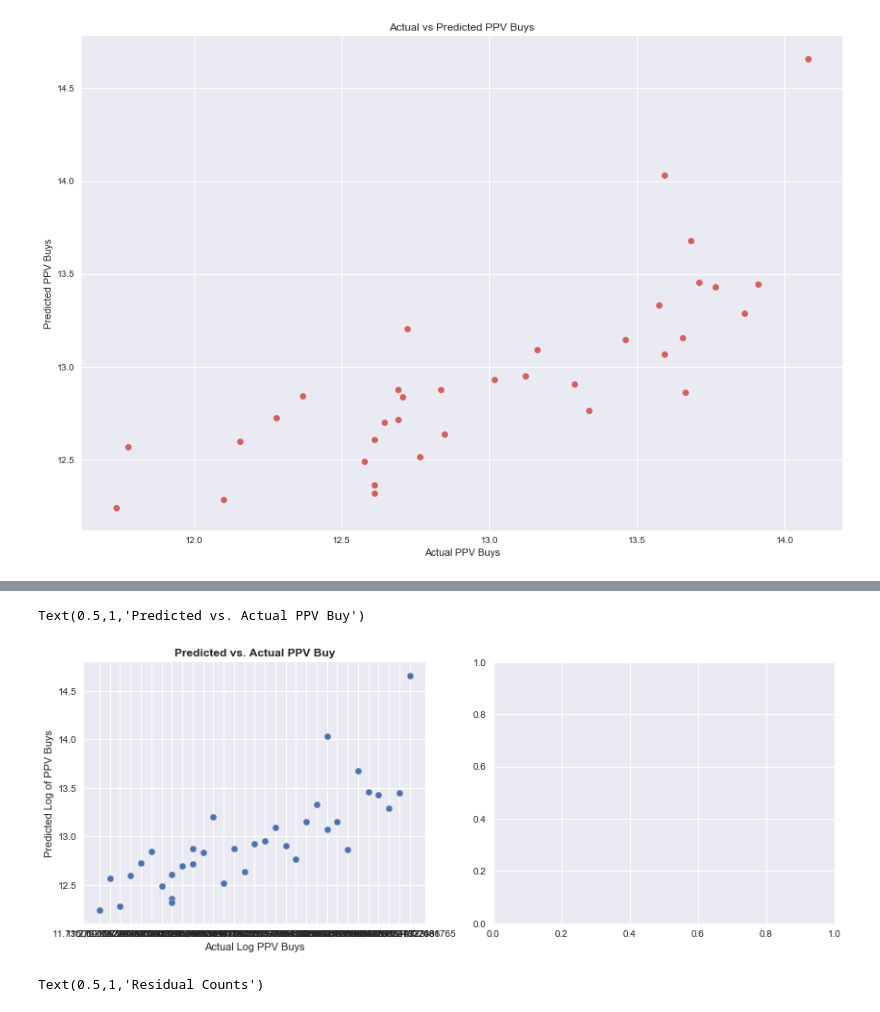
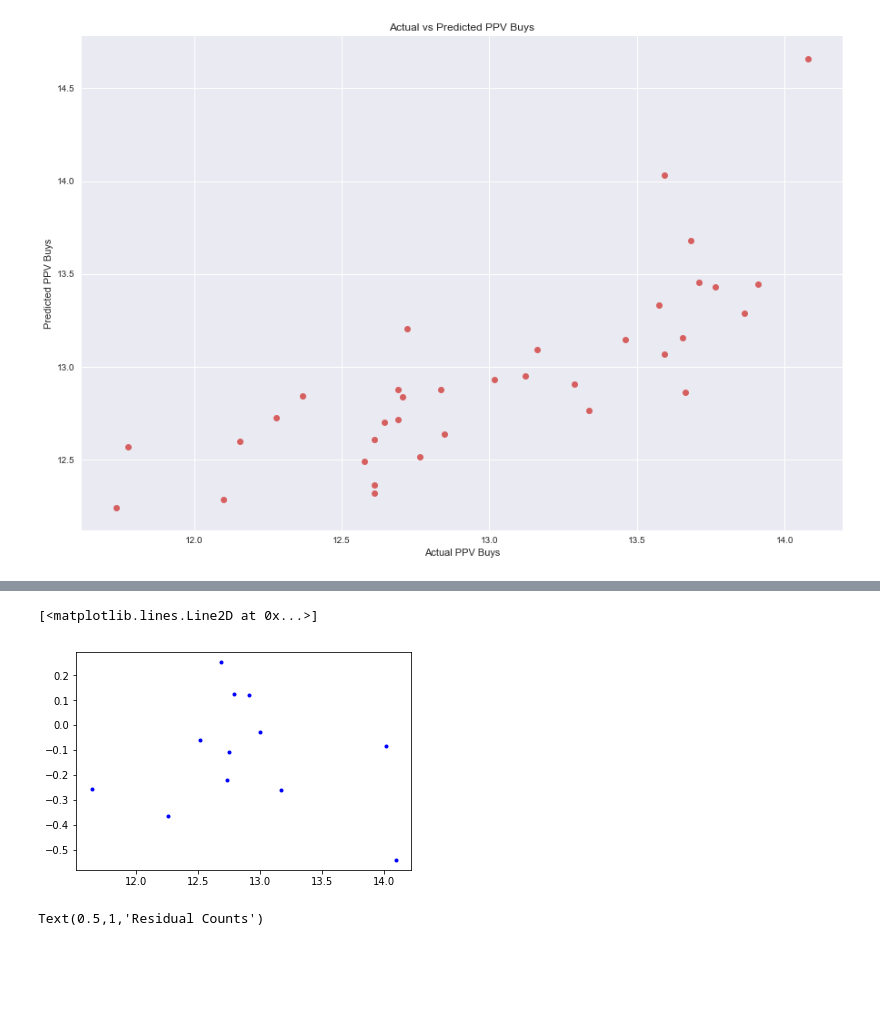
Before and after one commit to jphan88/Phan_Metis, a Jupyter notebook: Project 2/Linear Regression Analysis.ipynb, the cells around one changed output, grey strips where cells are left out. Saved outputs shown, nothing was run; the diff lists cells and outputs as text; code cells hidden in the pictures; blank space fills up the shorter version.

```diff
--- a/Project 2/Linear Regression Analysis.ipynb
+++ b/Project 2/Linear Regression Analysis.ipynb
@@ -433,20 +458,11 @@ Text(0.5,1,'Residuals over Time')
-# %%
-y_predict = model2.predict(X_test)
-data_r['residuals'] = y_test-y_predict
-
-fig, ax = plt.subplots(nrows=1,ncols=2,figsize=(14,5))
-ax[0].scatter(y_test, y_predict, edgecolors=(1, 1, 1))
-ax[0].set_xlabel('Actual Log PPV Buys')
-ax[0].set_ylabel('Predicted Log of PPV Buys')
-ax[0].set_title('Predicted vs. Actual PPV Buy',fontweight='bold')
-
-# ax[1].hist(residuals,bins=15);
-# ax[1].set_xlabel('Residual')
-# ax[1].set_ylabel('Count')
-# ax[1].set_title('Histogram of Residuals',fontweight='bold');
-# %% [output]
-Text(0.5,1,'Predicted vs. Actual PPV Buy')
-[figure, removed]
+# %%
+# Residual plot: plot residuals vs predicted
+
+# data_r['residuals']= y_test-data_r.predict
+plt.plot(data_r['predict'], data_r['residuals'],'b.')
+# %% [output]
+[<matplotlib.lines.Line2D at 0x...>]
+[figure, added]
 # %%
 plt.figure(figsize=(15,10))
 plt.plot(residuals,'b.',marker='o')
```
Also changed, not shown: parts of 15 cells of this notebook, 17 other files.
